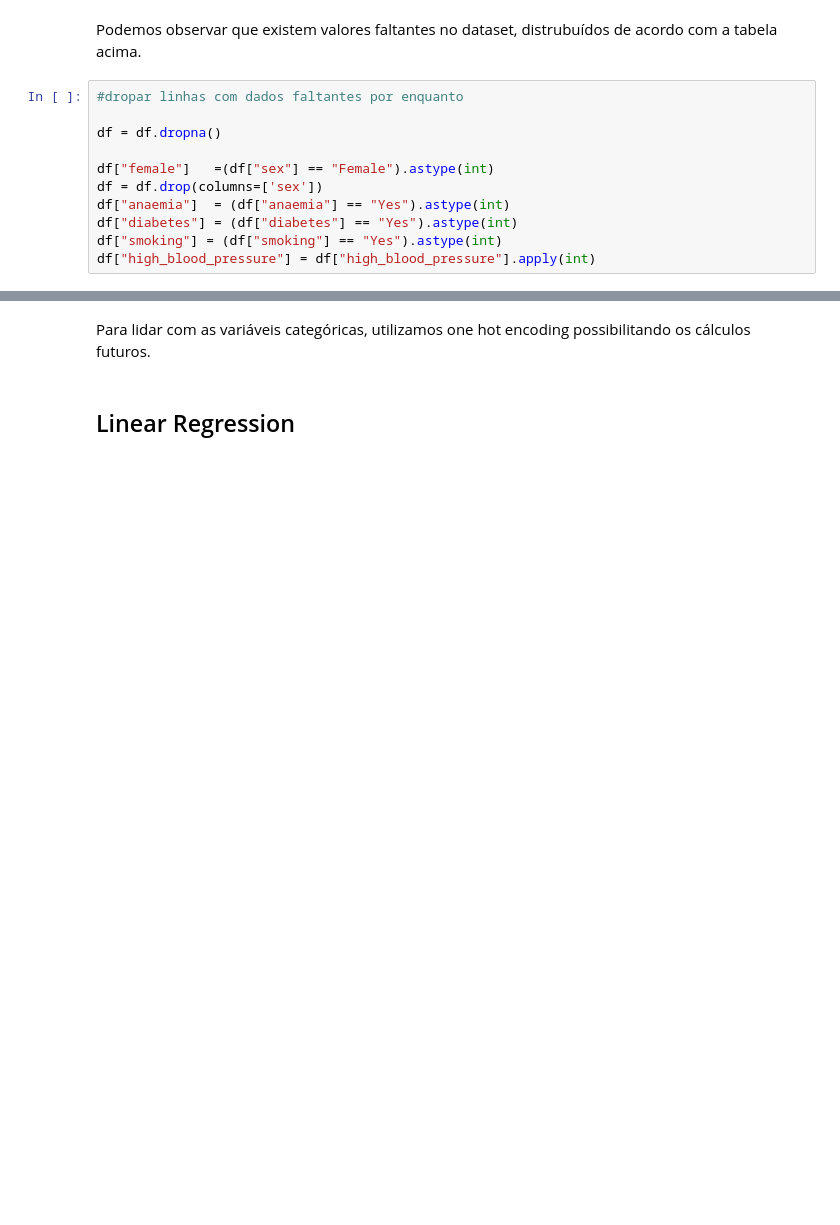
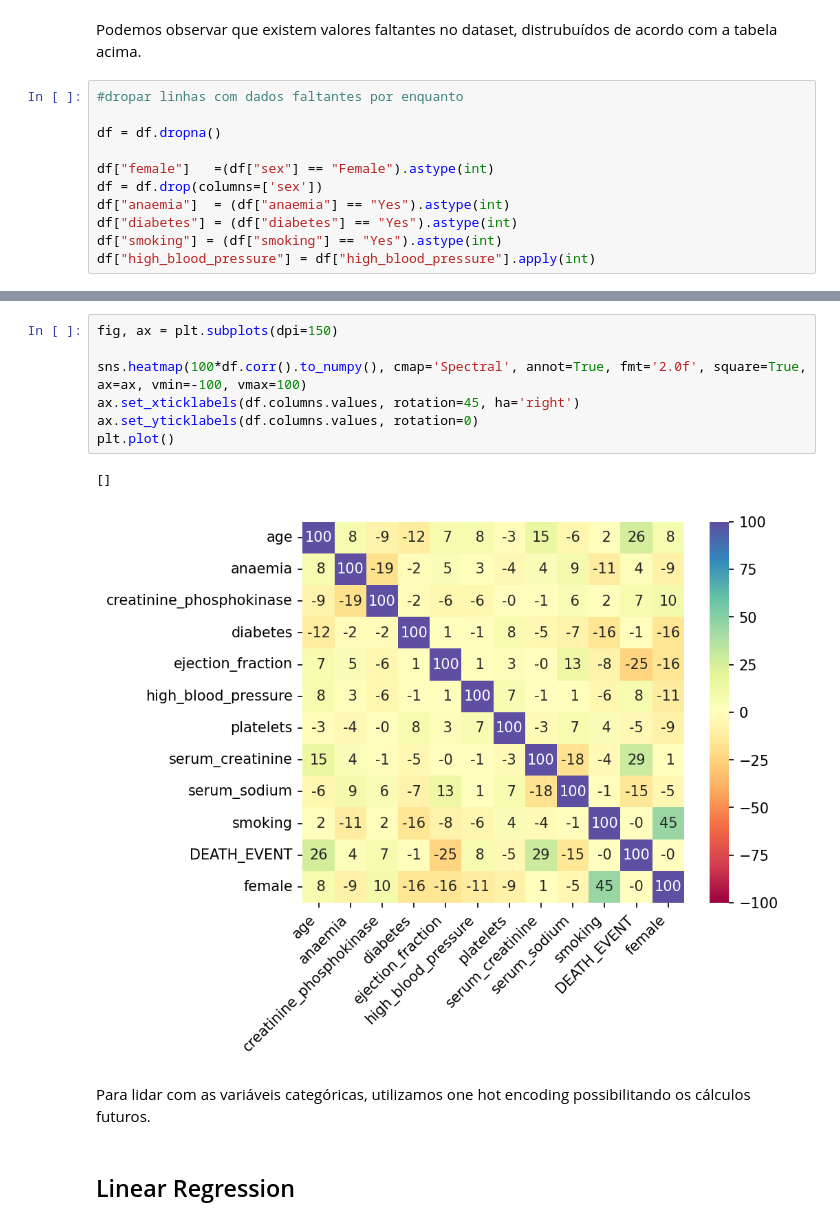
Before and after one commit to DanielGardin/MO444, a Jupyter notebook: T2_Classical_Techniques.ipynb, the cells around one changed output, grey strips where cells are left out. Saved outputs shown, nothing was run; the diff lists cells and outputs as text; blank space fills up the shorter version.

```diff
--- a/T2_Classical_Techniques.ipynb
+++ b/T2_Classical_Techniques.ipynb
@@ -113,3 +119,13 @@ df["high_blood_pressure"] = df["high_blood_pressure"].apply(int)
+# %%
+fig, ax = plt.subplots(dpi=150)
+
+sns.heatmap(100*df.corr().to_numpy(), cmap='Spectral', annot=True, fmt='2.0f', square=True, ax=ax, vmin=-100, vmax=100)
+ax.set_xticklabels(df.columns.values, rotation=45, ha='right')
+ax.set_yticklabels(df.columns.values, rotation=0)
+plt.plot()
+# %% [output]
+[]
+[figure, added]
 # %% [markdown]
 Para lidar com as variáveis categóricas, utilizamos one hot encoding possibilitando os cálculos futuros.
 # %% [markdown]
```
Also changed, not shown: parts of 26 cells of this notebook, 1 other file.
